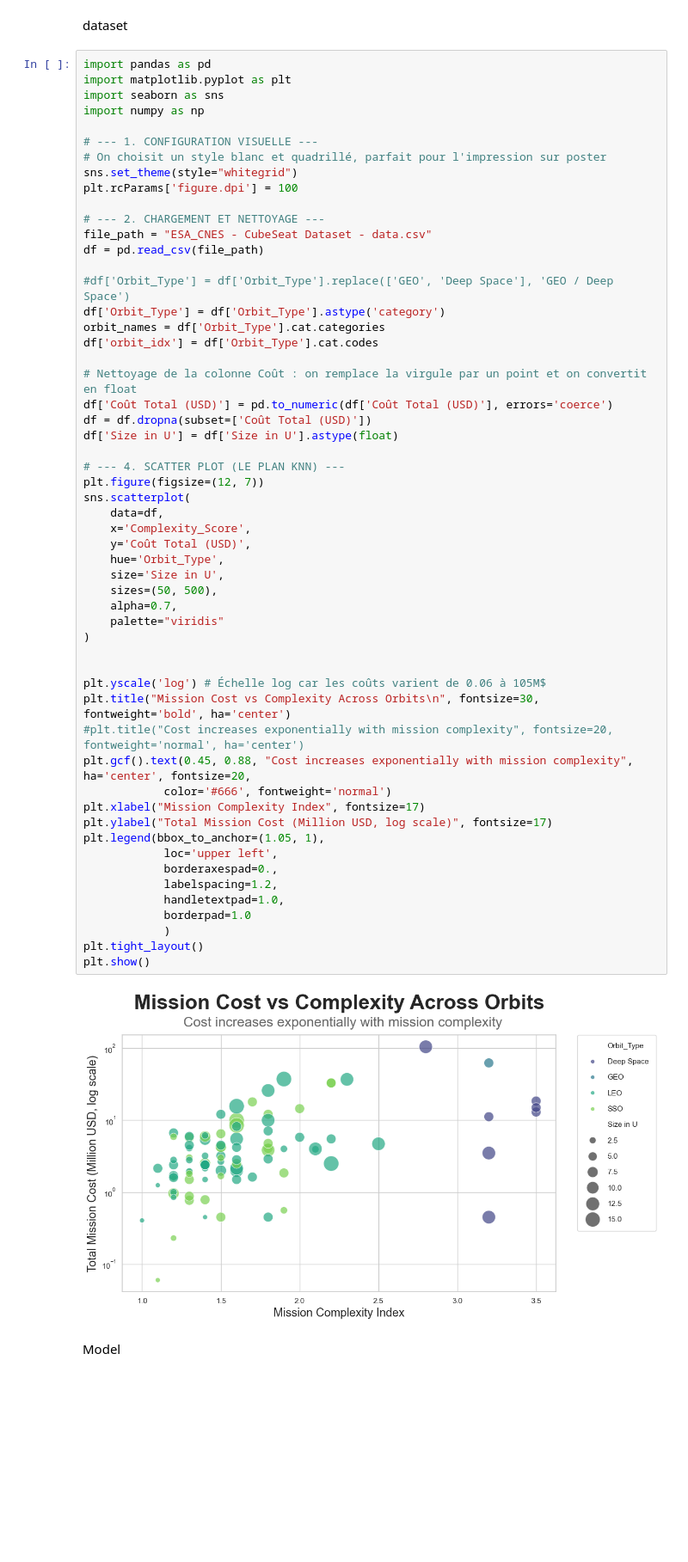
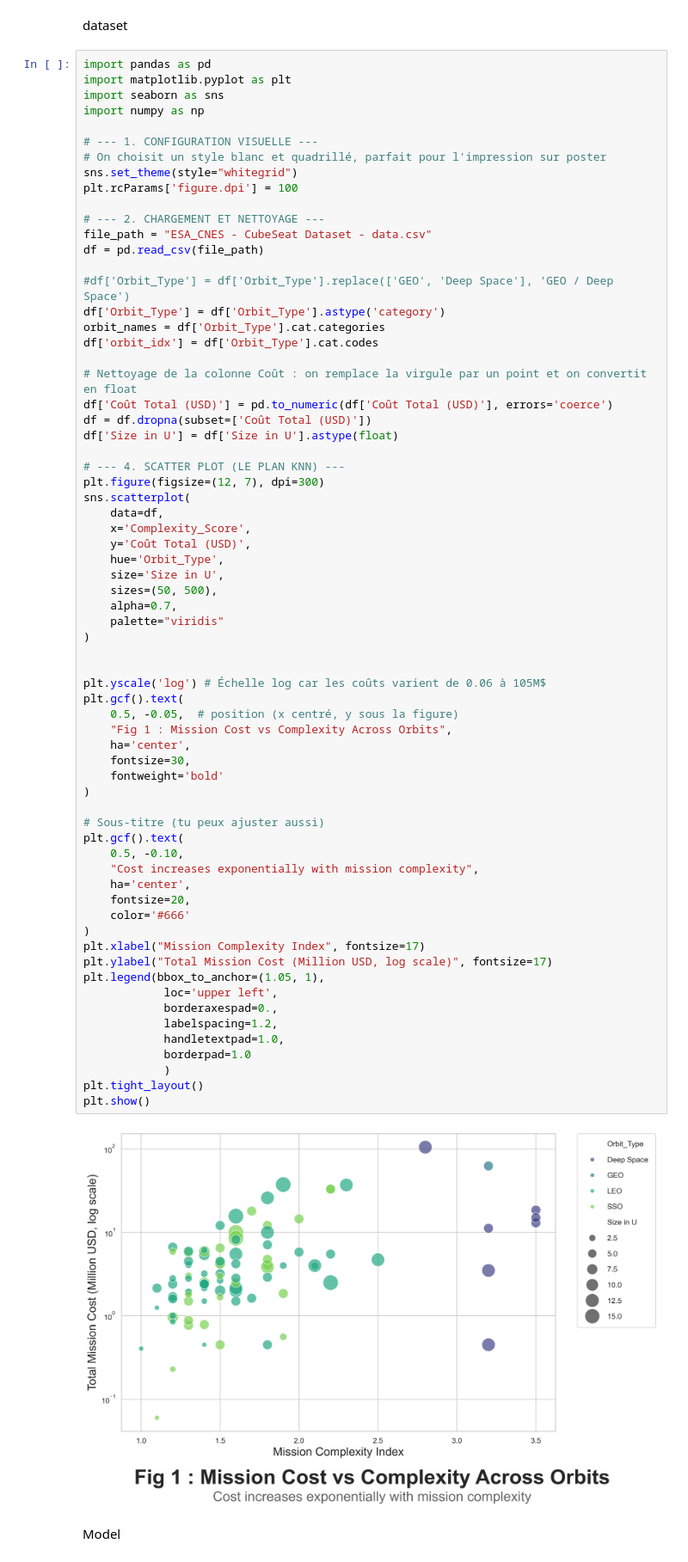
Before and after one commit to BravoDiego/bayesian-decision-model-for-cubesat-mission, a Jupyter notebook: main_poster.ipynb, the cells around one changed output. Shown at 86% size. Saved outputs shown, nothing was run; the diff lists cells and outputs as text; blank space fills up the shorter version.

```diff
--- a/main_poster.ipynb
+++ b/main_poster.ipynb
@@ -24,39 +24,51 @@ df['orbit_idx'] = df['Orbit_Type'].cat.codes
 df['Coût Total (USD)'] = pd.to_numeric(df['Coût Total (USD)'], errors='coerce')
 df = df.dropna(subset=['Coût Total (USD)'])
 df['Size in U'] = df['Size in U'].astype(float)
 
 # --- 4. SCATTER PLOT (LE PLAN KNN) ---
-plt.figure(figsize=(12, 7))
+plt.figure(figsize=(12, 7), dpi=300)
 sns.scatterplot(
     data=df,
     x='Complexity_Score',
     y='Coût Total (USD)',
     hue='Orbit_Type',
     size='Size in U',
     sizes=(50, 500),
     alpha=0.7,
     palette="viridis"
 )
 
 
 plt.yscale('log') # Échelle log car les coûts varient de 0.06 à 105M$
-plt.title("Mission Cost vs Complexity Across Orbits\n", fontsize=30, fontweight='bold', ha='center')
-#plt.title("Cost increases exponentially with mission complexity", fontsize=20, fontweight='normal', ha='center')
-plt.gcf().text(0.45, 0.88, "Cost increases exponentially with mission complexity", ha='center', fontsize=20,
-            color='#666', fontweight='normal')
+plt.gcf().text(
+    0.5, -0.05,  # position (x centré, y sous la figure)
+    "Fig 1 : Mission Cost vs Complexity Across Orbits",
+    ha='center',
+    fontsize=30,
+    fontweight='bold'
+)
+
+# Sous-titre (tu peux ajuster aussi)
+plt.gcf().text(
+    0.5, -0.10,
+    "Cost increases exponentially with mission complexity",
+    ha='center',
+    fontsize=20,
+    color='#666'
+)
 plt.xlabel("Mission Complexity Index", fontsize=17)
 plt.ylabel("Total Mission Cost (Million USD, log scale)", fontsize=17)
 plt.legend(bbox_to_anchor=(1.05, 1),
             loc='upper left',
             borderaxespad=0.,
             labelspacing=1.2,
             handletextpad=1.0,
             borderpad=1.0
             )
 plt.tight_layout()
 plt.show()
 # %% [output]
-[figure, old version]
+[figure, new version]
 # %% [markdown]
 Model
 # %%
```
Also changed, not shown: parts of 2 cells of this notebook, 3 other files.
